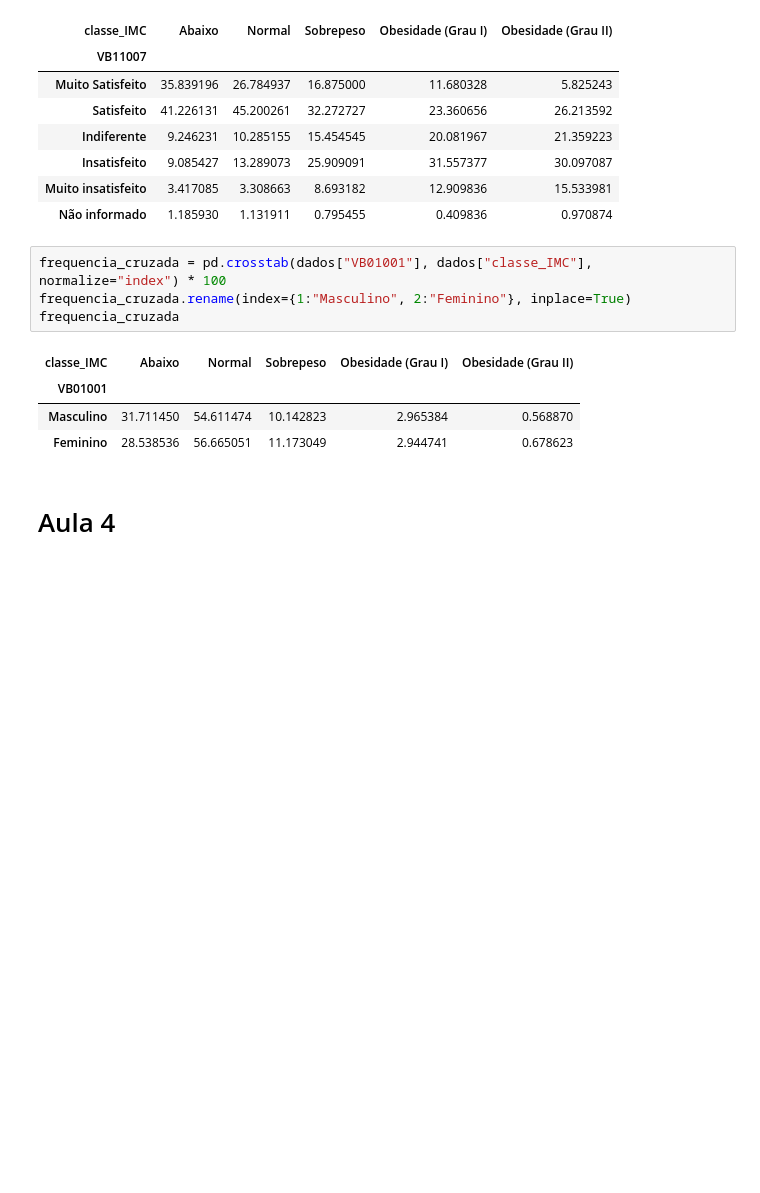
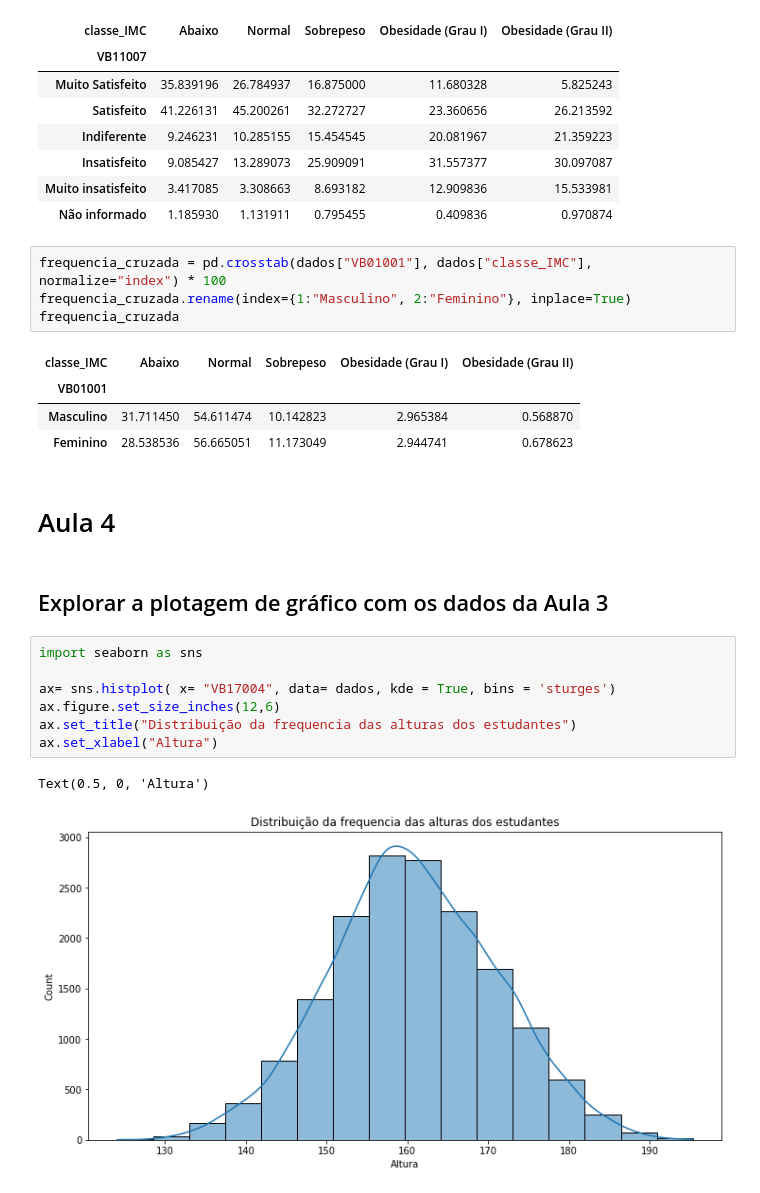
Before and after one commit to carollimaxp/data_science_alura, a Jupyter notebook: DS_Bootcamp_Módulo_3.ipynb, the cells around one changed output. Drawn from its saved outputs; the diff is of its cells as text; blank space fills up the shorter version.

Commit message:
Módulo 3 - Aula 5

```diff
--- a/DS_Bootcamp_Módulo_3.ipynb
+++ b/DS_Bootcamp_Módulo_3.ipynb
@@ -473,3 +473,15 @@ frequencia_cruzada
 | Feminino | 28.538536 | 56.665051 | 11.173049 | 2.944741 | 0.678623 |
 # %% [markdown]
 # Aula 4
+# %% [markdown]
+## Explorar a plotagem de gráfico com os dados da Aula 3
+# %%
+import seaborn as sns
+
+ax= sns.histplot( x= "VB17004", data= dados, kde = True, bins = 'sturges')
+ax.figure.set_size_inches(12,6)
+ax.set_title("Distribuição da frequencia das alturas dos estudantes")
+ax.set_xlabel("Altura")
+# %% [output]
+Text(0.5, 0, 'Altura')
+[figure, added]
```
Also changed, not shown: parts of 28 cells of this notebook.
